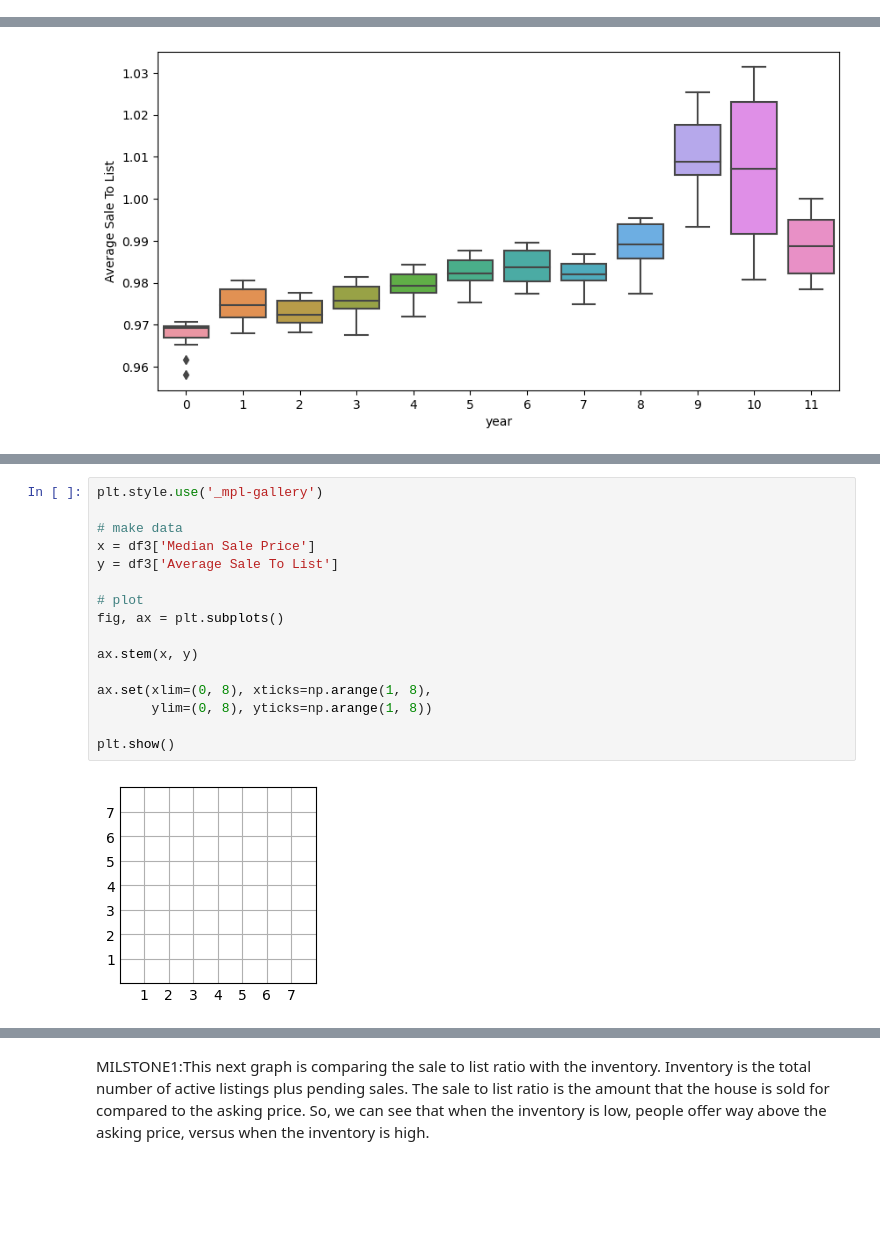
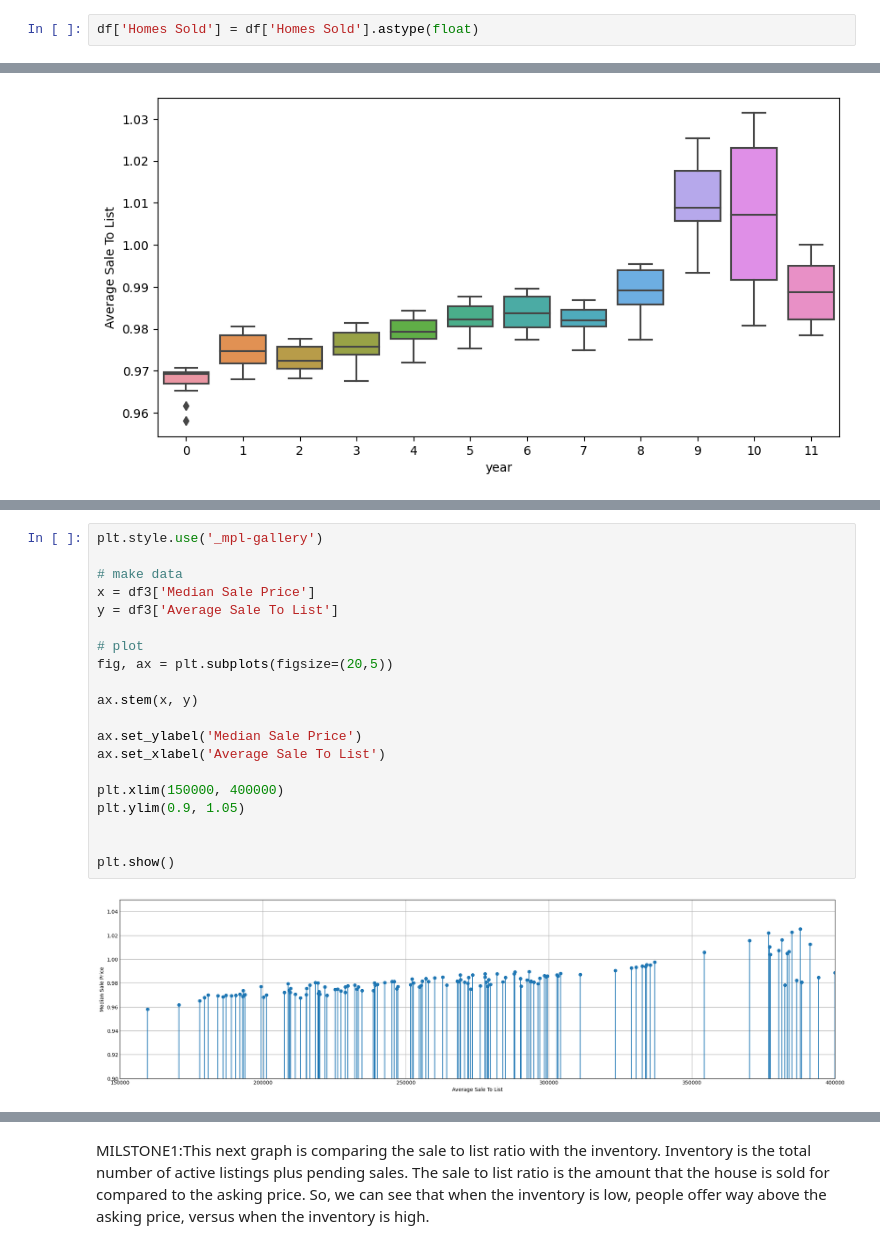
Before and after one commit to breannaparker1991/housing_market, a Jupyter notebook: parker550final.ipynb, the cells around one changed output, grey strips where cells are left out. Saved outputs shown, nothing was run; the diff lists cells and outputs as text; blank space fills up the shorter version.

```diff
--- a/parker550final.ipynb
+++ b/parker550final.ipynb
@@ -62,6 +66,8 @@ Data columns (total 20 columns):
  19  Average Sale To List YoY   952 non-null    float64
 dtypes: float64(12), int64(6), object(2)
 memory usage: 148.9+ KB
+# %%
+df['Homes Sold'] = df['Homes Sold'].astype(float)
 # %%
 #dropped column and confirmed removed
 df = df.drop(['Region'], axis = 1)
@@ -600,19 +517,23 @@ MILESTONE 1!!!
 # %%
 plt.style.use('_mpl-gallery')
 
 # make data
 x = df3['Median Sale Price']
 y = df3['Average Sale To List']
 
 # plot
-fig, ax = plt.subplots()
+fig, ax = plt.subplots(figsize=(20,5))
 
 ax.stem(x, y)
 
-ax.set(xlim=(0, 8), xticks=np.arange(1, 8),
-       ylim=(0, 8), yticks=np.arange(1, 8))
+ax.set_ylabel('Median Sale Price')
+ax.set_xlabel('Average Sale To List')
+
+plt.xlim(150000, 400000)
+plt.ylim(0.9, 1.05)
+
 
 plt.show()
 # %% [output]
-[figure, old version]
+[figure, new version]
 # %% [markdown]
```
Also changed, not shown: parts of 42 cells of this notebook.
